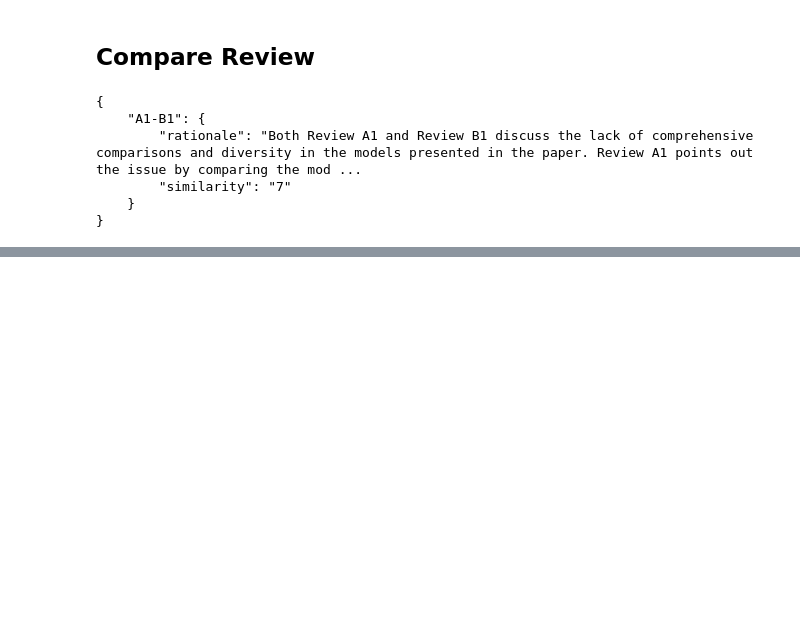
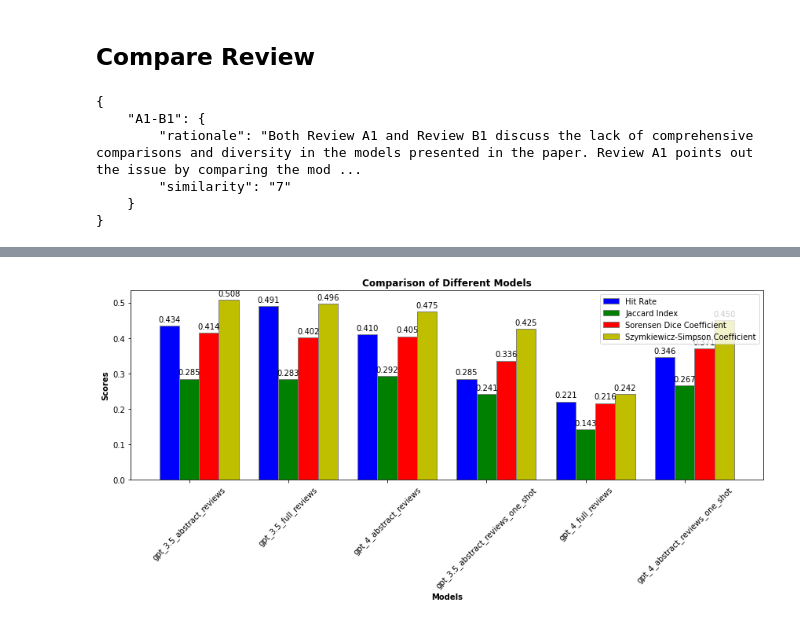
Before and after one commit to yinuotxie/MLPapersReviewGPT, a Jupyter notebook: notebooks/evaluation.ipynb, the cells around one changed output, grey strips where cells are left out. Drawn from its saved outputs; the diff is of its cells as text; code cells hidden in the pictures; blank space fills up the shorter version.

```diff
--- a/notebooks/evaluation.ipynb
+++ b/notebooks/evaluation.ipynb
@@ -386,0 +470,4 @@ def calculate_hit_rates(title: str, human_reviews: List[str], gpt_reviews: List[
+# %%
+prefixes = set(["gpt_3.5_full_reviews", "gpt_3.5_abstract_reviews", "gpt_3.5_abstract_reviews_one_shot", "gpt_4_full_reviews", "gpt_4_abstract_reviews", "gpt_4_abstract_reviews_one_shot"])
+results = calculate_metric_with_df(df, prefixes)
+results
@@ -386,0 +513,52 @@ def calculate_hit_rates(title: str, human_reviews: List[str], gpt_reviews: List[
+# %%
+import matplotlib.pyplot as plt
+
+# Extracting data
+data = results
+
+models = list(data.keys())
+hit_rates = [data[model]['hit_rate'] for model in models]
+jaccard_indices = [data[model]['jaccard_index'] for model in models]
+sorensen_dice_coefficients = [data[model]['sorensen_dice_coefficient'] for model in models]
+szymkiewicz_simpson_coefficient = [data[model]['szymkiewicz_simpson_coefficient'] for model in models]
+
+fig, ax = plt.subplots(figsize=(12, 6))
+bar_width = 0.2
+
+# Positions for bars
+r1 = range(len(models))
+r2 = [x + bar_width for x in r1]
+r3 = [x + bar_width*2 for x in r1]
+r4 = [x + bar_width*3 for x in r1]
+
+# Plotting bars
+ax.bar(r1, hit_rates, color='b', width=bar_width, edgecolor='grey', label='Hit Rate')
+ax.bar(r2, jaccard_indices, color='g', width=bar_width, edgecolor='grey', label='Jaccard Index')
+ax.bar(r3, sorensen_dice_coefficients, color='r', width=bar_width, edgecolor='grey', label='Sorensen Dice Coefficient')
+ax.bar(r4, szymkiewicz_simpson_coefficient, color='y', width=bar_width, edgecolor='grey', label='Szymkiewicz-Simpson Coefficient')
+
+def add_labels(bars):
+    for bar in bars:
+        height = bar.get_height()
+        ax.annotate('{:.3f}'.format(height),
+                    xy=(bar.get_x() + bar.get_width() / 2, height),
+                    xytext=(0, 3),  # 3 points vertical offset
+                    textcoords="offset points",
+                    ha='center', va='bottom')
+
+bars = ax.patches
+add_labels(bars)
+
+# Adding labels
+ax.set_xlabel('Models', fontweight='bold')
+ax.set_ylabel('Scores', fontweight='bold')
+ax.set_title('Comparison of Different Models', fontweight='bold')
+ax.set_xticks([r + bar_width for r in range(len(models))])
+ax.set_xticklabels(models)
+ax.legend()
+
+plt.xticks(rotation=45)
+plt.tight_layout()
+plt.show()
+# %% [output]
+[figure, added]
```
Also changed, not shown: parts of 8 cells of this notebook.
